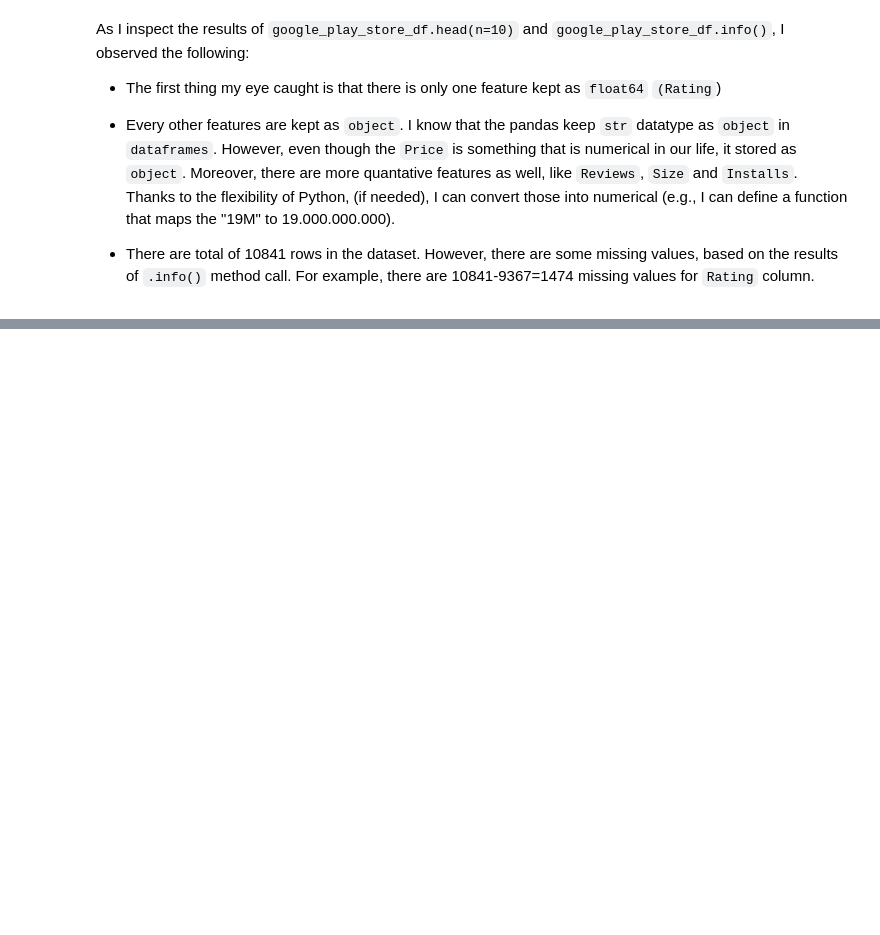
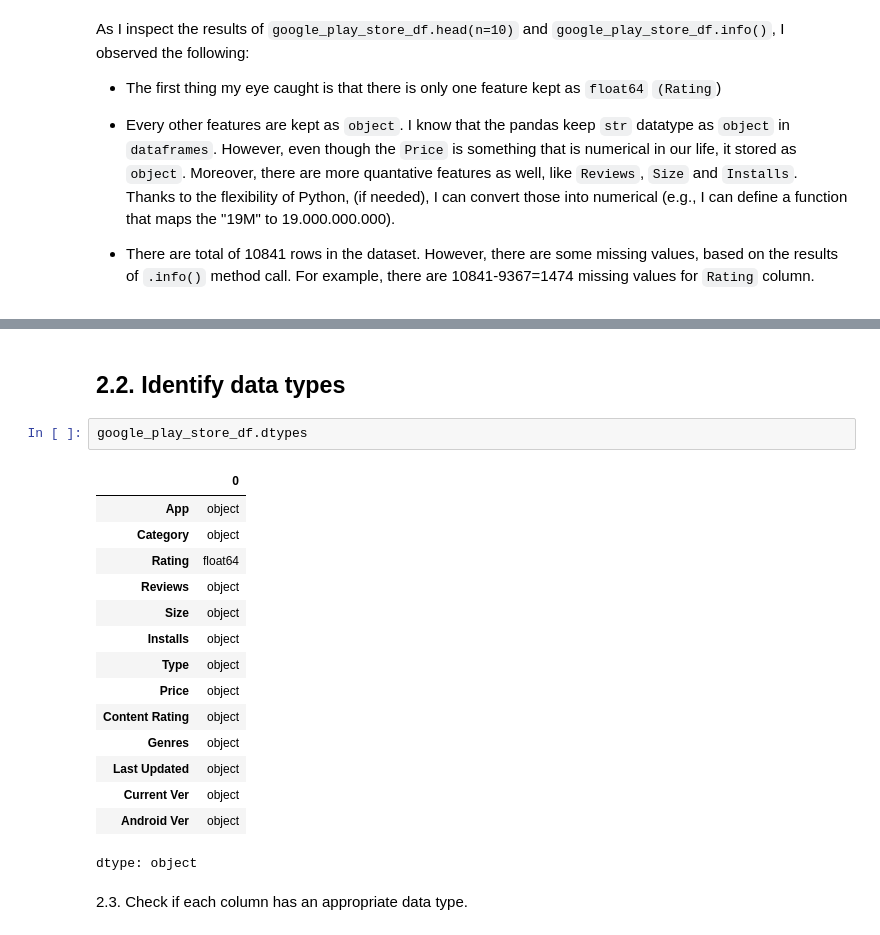
Before and after one commit to emredemirbas/google-playstore-eda, a Jupyter notebook: google_play_store_eda.ipynb, the cells around one changed output, grey strips where cells are left out. Drawn from its saved outputs; the diff is of its cells as text; blank space fills up the shorter version.

```diff
--- a/google_play_store_eda.ipynb
+++ b/google_play_store_eda.ipynb
@@ -114,0 +116,22 @@ That difference is because of the `nan` values. Which implies the existence of m
+# %% [markdown]
+## 2.2. Identify data types
+# %%
+google_play_store_df.dtypes
+# %% [output]
+|  | 0 |
+| App | object |
+| Category | object |
+| Rating | float64 |
+| Reviews | object |
+| Size | object |
+| Installs | object |
+| Type | object |
+| Price | object |
+| Content Rating | object |
+| Genres | object |
+| Last Updated | object |
+| Current Ver | object |
+| Android Ver | object |
+dtype: object
+# %% [markdown]
+2.3. Check if each column has an appropriate data type.
```
Also changed, not shown: parts of 19 cells of this notebook.
